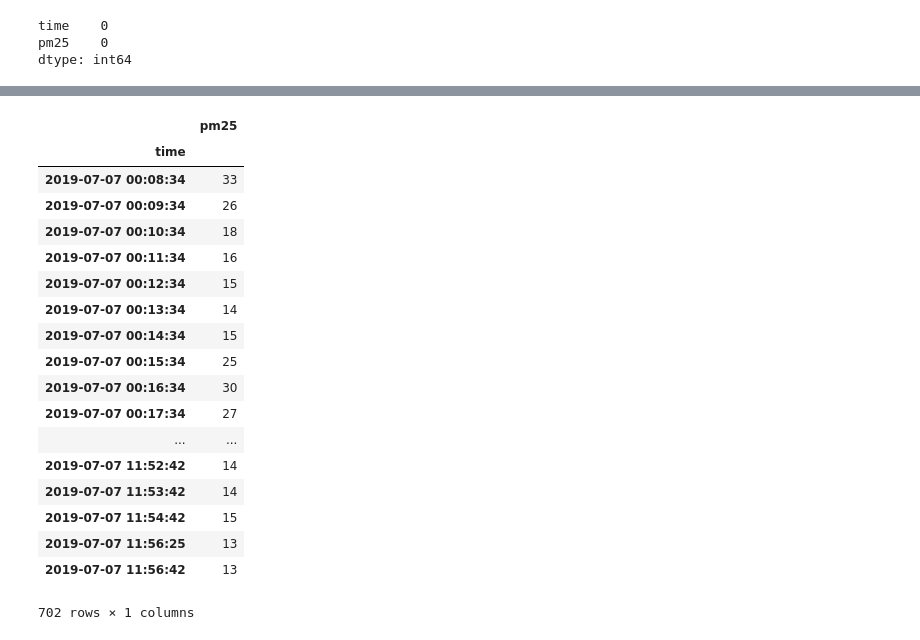
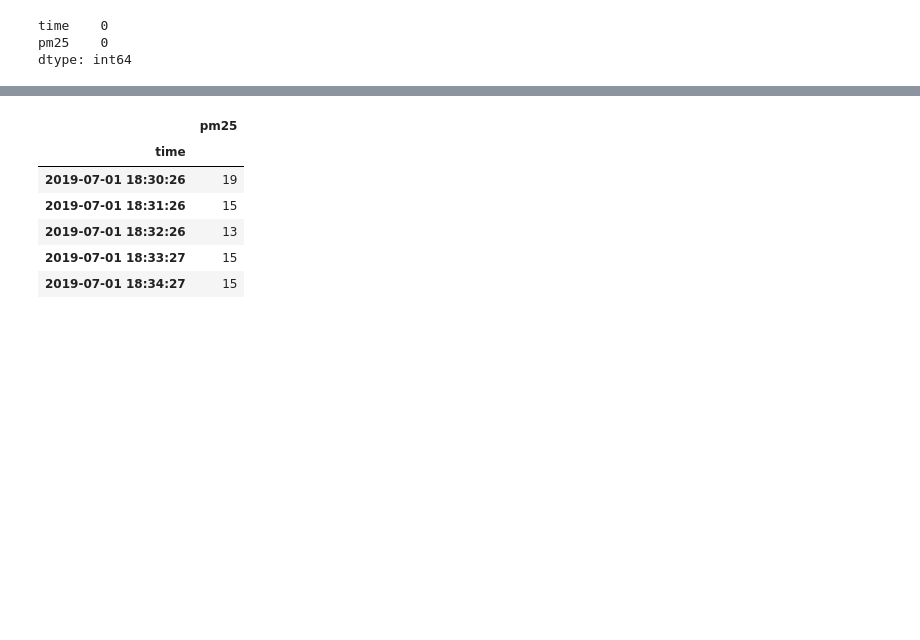
Before and after one commit to bhawana1999/Time-Series-Prediction, a Jupyter notebook: Time_Series_Forecasting-PM2_5-RNN_2.ipynb, the cells around one changed output, grey strips where cells are left out. Drawn from its saved outputs; the diff is of its cells as text; code cells hidden in the pictures; blank space fills up the shorter version.

```diff
--- a/Time_Series_Forecasting-PM2_5-RNN_2.ipynb
+++ b/Time_Series_Forecasting-PM2_5-RNN_2.ipynb
@@ -76,28 +88,15 @@ df
 # %%
 train=df[0:7500]
 test=df[7500:]
-
-test
+train.head()
 # %% [output]
 |  | pm25 |
 | time |  |
-| 2019-07-07 00:08:34 | 33 |
-| 2019-07-07 00:09:34 | 26 |
-| 2019-07-07 00:10:34 | 18 |
-| 2019-07-07 00:11:34 | 16 |
-| 2019-07-07 00:12:34 | 15 |
-| 2019-07-07 00:13:34 | 14 |
-| 2019-07-07 00:14:34 | 15 |
-| 2019-07-07 00:15:34 | 25 |
-| 2019-07-07 00:16:34 | 30 |
-| 2019-07-07 00:17:34 | 27 |
-| ... | ... |
-| 2019-07-07 11:52:42 | 14 |
-| 2019-07-07 11:53:42 | 14 |
-| 2019-07-07 11:54:42 | 15 |
-| 2019-07-07 11:56:25 | 13 |
-| 2019-07-07 11:56:42 | 13 |
+| 2019-07-01 18:30:26 | 19 |
+| 2019-07-01 18:31:26 | 15 |
+| 2019-07-01 18:32:26 | 13 |
+| 2019-07-01 18:33:27 | 15 |
+| 2019-07-01 18:34:27 | 15 |
-702 rows × 1 columns
 # %%
 train.plot(figsize=(15,8), fontsize=14)
 test.plot(figsize=(15,8), fontsize=14)
```
Also changed, not shown: parts of 8 cells of this notebook, 5 other files.
